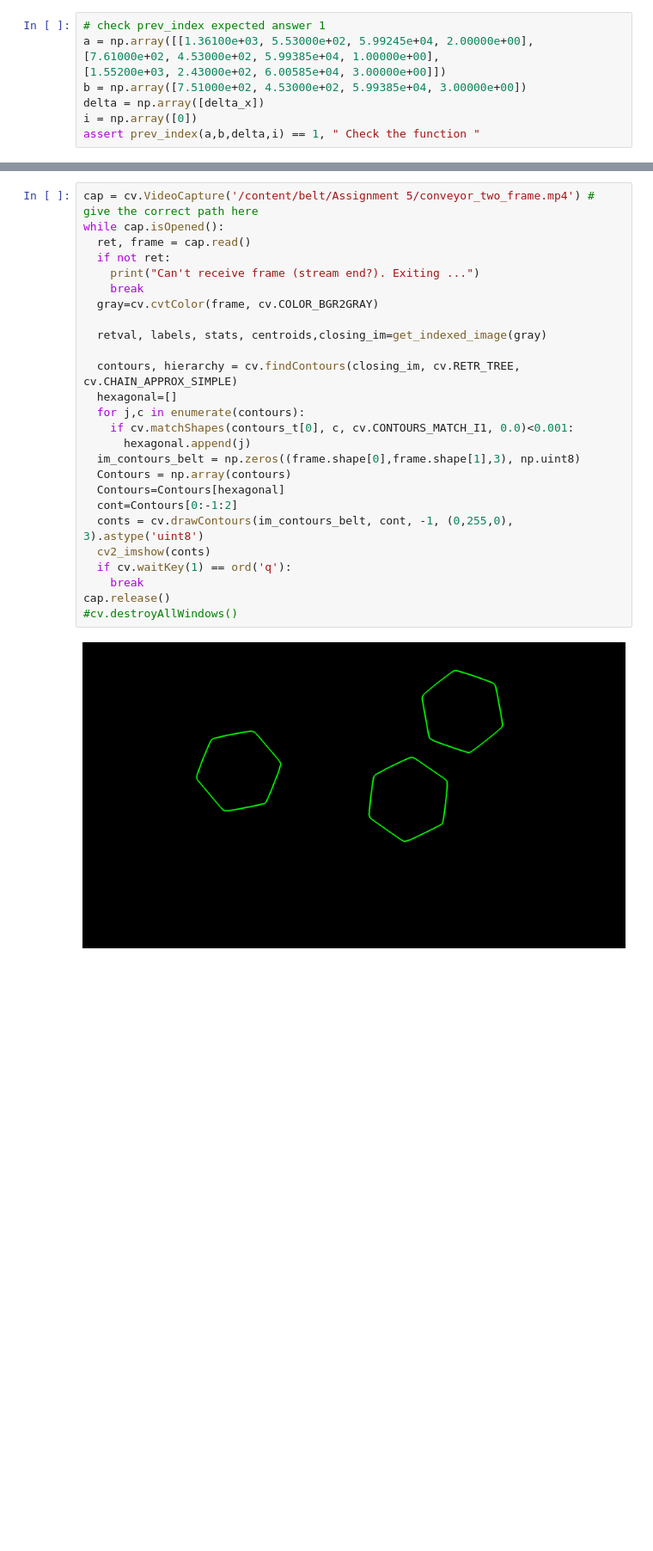
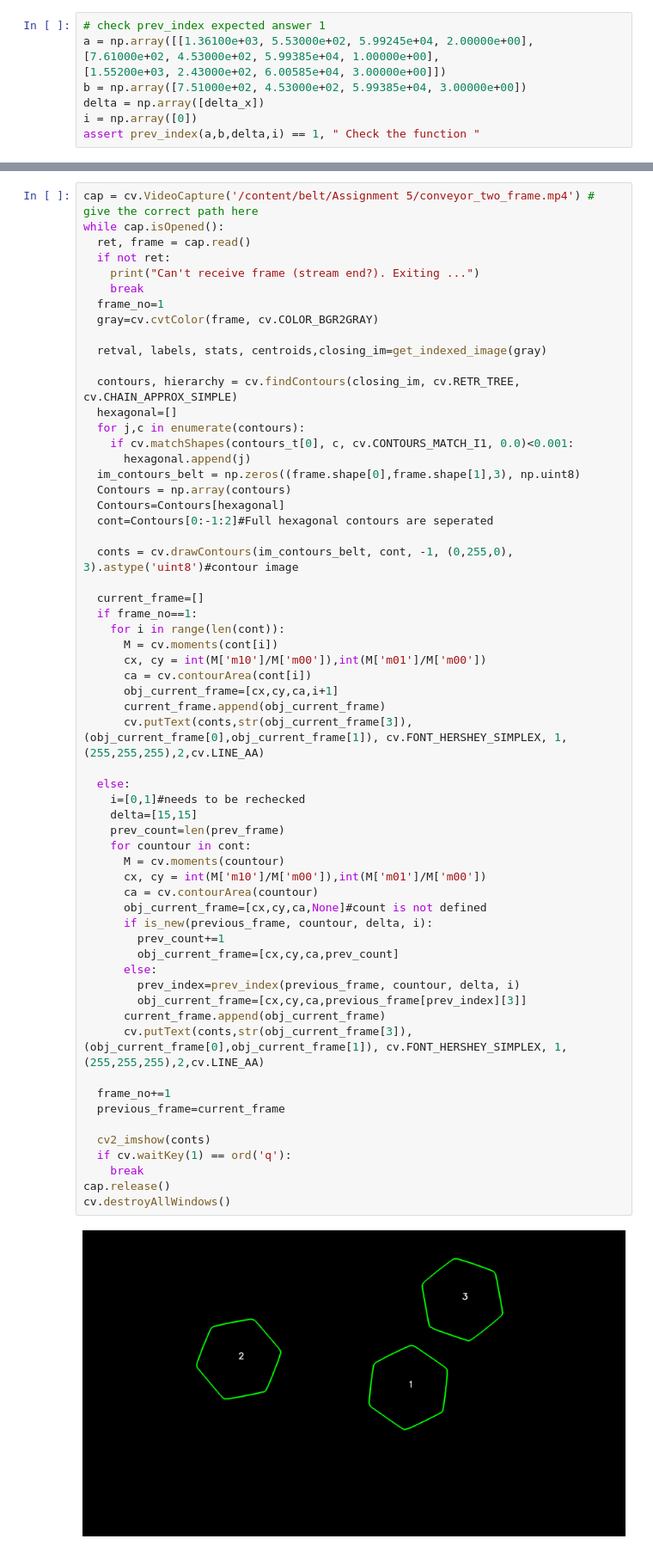
Before and after one commit to RansikaG/Machine-Vision, a Jupyter notebook: Assignment 5/Object Counting on a Conveyor belt.ipynb, the cells around one changed output, grey strips where cells are left out. Shown at 86% size. Drawn from its saved outputs; the diff is of its cells as text; blank space fills up the shorter version.

Commit message:
hexagonal count tracking done

```diff
--- a/Assignment 5/Object Counting on a Conveyor belt.ipynb
+++ b/Assignment 5/Object Counting on a Conveyor belt.ipynb
@@ -281,28 +291,62 @@ cv.destroyAllWindows()
 # %%
 cap = cv.VideoCapture('/content/belt/Assignment 5/conveyor_two_frame.mp4') # give the correct path here
 while cap.isOpened():
   ret, frame = cap.read()
   if not ret:
     print("Can't receive frame (stream end?). Exiting ...")
     break
+  frame_no=1
   gray=cv.cvtColor(frame, cv.COLOR_BGR2GRAY)
 
   retval, labels, stats, centroids,closing_im=get_indexed_image(gray)
 
   contours, hierarchy = cv.findContours(closing_im, cv.RETR_TREE, cv.CHAIN_APPROX_SIMPLE)
   hexagonal=[]
   for j,c in enumerate(contours):
     if cv.matchShapes(contours_t[0], c, cv.CONTOURS_MATCH_I1, 0.0)<0.001:
       hexagonal.append(j)
   im_contours_belt = np.zeros((frame.shape[0],frame.shape[1],3), np.uint8)
   Contours = np.array(contours)
   Contours=Contours[hexagonal]
-  cont=Contours[0:-1:2]
-  conts = cv.drawContours(im_contours_belt, cont, -1, (0,255,0), 3).astype('uint8')
+  cont=Contours[0:-1:2]#Full hexagonal contours are seperated
+
+  conts = cv.drawContours(im_contours_belt, cont, -1, (0,255,0), 3).astype('uint8')#contour image
+
+  current_frame=[]
+  if frame_no==1:
+    for i in range(len(cont)):
+      M = cv.moments(cont[i])
+      cx, cy = int(M['m10']/M['m00']),int(M['m01']/M['m00'])
+      ca = cv.contourArea(cont[i])
+      obj_current_frame=[cx,cy,ca,i+1]
+      current_frame.append(obj_current_frame)
+      cv.putText(conts,str(obj_current_frame[3]),(obj_current_frame[0],obj_current_frame[1]), cv.FONT_HERSHEY_SIMPLEX, 1,(255,255,255),2,cv.LINE_AA)
+
+  else:
+    i=[0,1]#needs to be rechecked
+    delta=[15,15]
+    prev_count=len(prev_frame)
+    for countour in cont:
+      M = cv.moments(countour)
+      cx, cy = int(M['m10']/M['m00']),int(M['m01']/M['m00'])
+      ca = cv.contourArea(countour)
+      obj_current_frame=[cx,cy,ca,None]#count is not defined
+      if is_new(previous_frame, countour, delta, i):
+        prev_count+=1
+        obj_current_frame=[cx,cy,ca,prev_count]
+      else:
+        prev_index=prev_index(previous_frame, countour, delta, i)
+        obj_current_frame=[cx,cy,ca,previous_frame[prev_index][3]]
+      current_frame.append(obj_current_frame)
+      cv.putText(conts,str(obj_current_frame[3]),(obj_current_frame[0],obj_current_frame[1]), cv.FONT_HERSHEY_SIMPLEX, 1,(255,255,255),2,cv.LINE_AA)
+
+  frame_no+=1
+  previous_frame=current_frame
+
   cv2_imshow(conts)
   if cv.waitKey(1) == ord('q'):
     break
 cap.release()
-#cv.destroyAllWindows()
+cv.destroyAllWindows()
 # %% [output]
-[figure, old version]
+[figure, new version]
```
Also changed, not shown: parts of 3 cells of this notebook.
